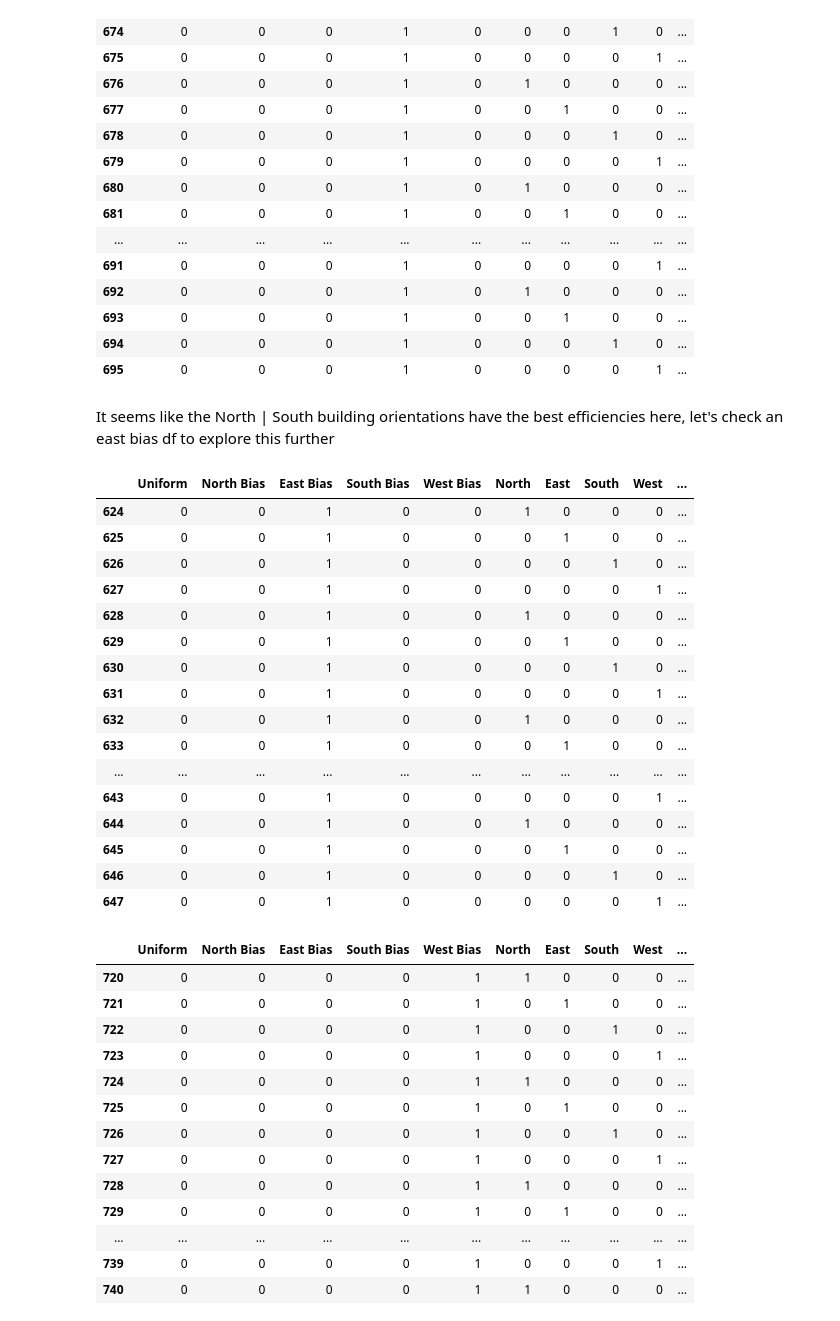
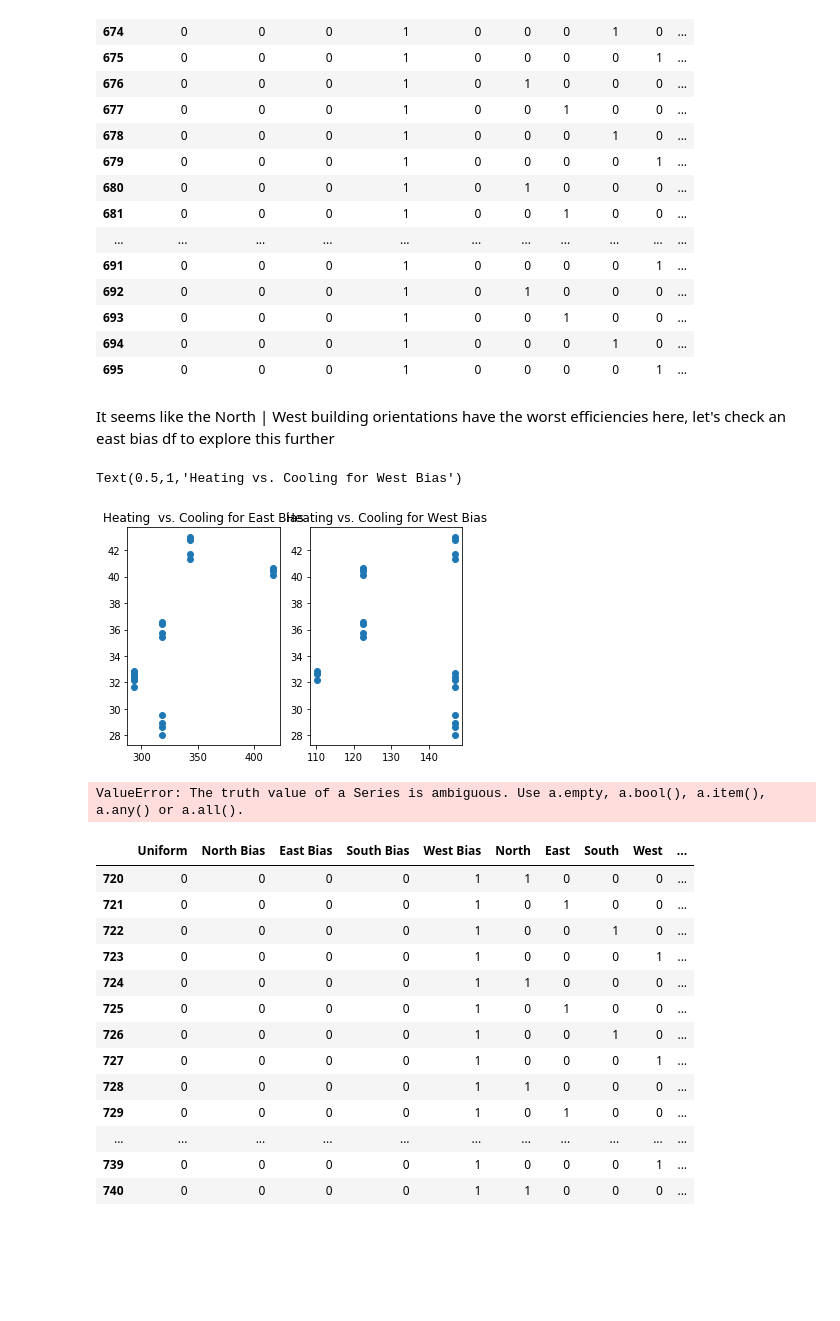
Before and after one commit to pezLyfe/EnergyEfficiency, a Jupyter notebook: EnergyEfficiency_Latest.ipynb, the cells around one changed output. Saved outputs shown, nothing was run; the diff lists cells and outputs as text; code cells hidden in the pictures; blank space fills up the shorter version.

```diff
--- a/EnergyEfficiency_Latest.ipynb
+++ b/EnergyEfficiency_Latest.ipynb
@@ -460,27 +475,29 @@ south
 | 694 | 0 | 0 | 0 | 1 | 0 | 0 | 0 | 1 | 0 | ... |
 | 695 | 0 | 0 | 0 | 1 | 0 | 0 | 0 | 0 | 1 | ... |
 # %% [markdown]
-It seems like the North | South building orientations have the best efficiencies here, let's check an east bias df to explore this further
+It seems like the North | West building orientations have the worst efficiencies here, let's check an east bias df to explore this further
-# %%
-east
-# %% [output]
-|  | Uniform | North Bias | East Bias | South Bias | West Bias | North | East | South | West | ... |
-| 624 | 0 | 0 | 1 | 0 | 0 | 1 | 0 | 0 | 0 | ... |
-| 625 | 0 | 0 | 1 | 0 | 0 | 0 | 1 | 0 | 0 | ... |
-| 626 | 0 | 0 | 1 | 0 | 0 | 0 | 0 | 1 | 0 | ... |
-| 627 | 0 | 0 | 1 | 0 | 0 | 0 | 0 | 0 | 1 | ... |
-| 628 | 0 | 0 | 1 | 0 | 0 | 1 | 0 | 0 | 0 | ... |
-| 629 | 0 | 0 | 1 | 0 | 0 | 0 | 1 | 0 | 0 | ... |
-| 630 | 0 | 0 | 1 | 0 | 0 | 0 | 0 | 1 | 0 | ... |
-| 631 | 0 | 0 | 1 | 0 | 0 | 0 | 0 | 0 | 1 | ... |
-| 632 | 0 | 0 | 1 | 0 | 0 | 1 | 0 | 0 | 0 | ... |
-| 633 | 0 | 0 | 1 | 0 | 0 | 0 | 1 | 0 | 0 | ... |
-| ... | ... | ... | ... | ... | ... | ... | ... | ... | ... | ... |
-| 643 | 0 | 0 | 1 | 0 | 0 | 0 | 0 | 0 | 1 | ... |
-| 644 | 0 | 0 | 1 | 0 | 0 | 1 | 0 | 0 | 0 | ... |
-| 645 | 0 | 0 | 1 | 0 | 0 | 0 | 1 | 0 | 0 | ... |
-| 646 | 0 | 0 | 1 | 0 | 0 | 0 | 0 | 1 | 0 | ... |
-| 647 | 0 | 0 | 1 | 0 | 0 | 0 | 0 | 0 | 1 | ... |
+# %%
+hy = south['HeatLoad']
+hx = south['Wall Area']
+cy = south['HeatLoad']
+cx = south['Roof Area']
+
+plt.subplot(1, 2, 1)
+plt.scatter(hx, hy)
+plt.title('Heating  vs. Cooling for East Bias')
+
+plt.subplot(1, 2, 2)
+plt.scatter(cx, cy)
+plt.title('Heating vs. Cooling for West Bias')
+# %% [output]
+Text(0.5,1,'Heating vs. Cooling for West Bias')
+[figure, added]
+# %%
+eastMask = east['North'] == True and east['West'] == True
+eastFiltered = east[eastMask]
+eastFiltered
+# %% [output]
+ValueError: The truth value of a Series is ambiguous. Use a.empty, a.bool(), a.item(), a.any() or a.all().
 # %%
 west
 # %% [output]
```
Also changed, not shown: parts of 10 cells of this notebook.
